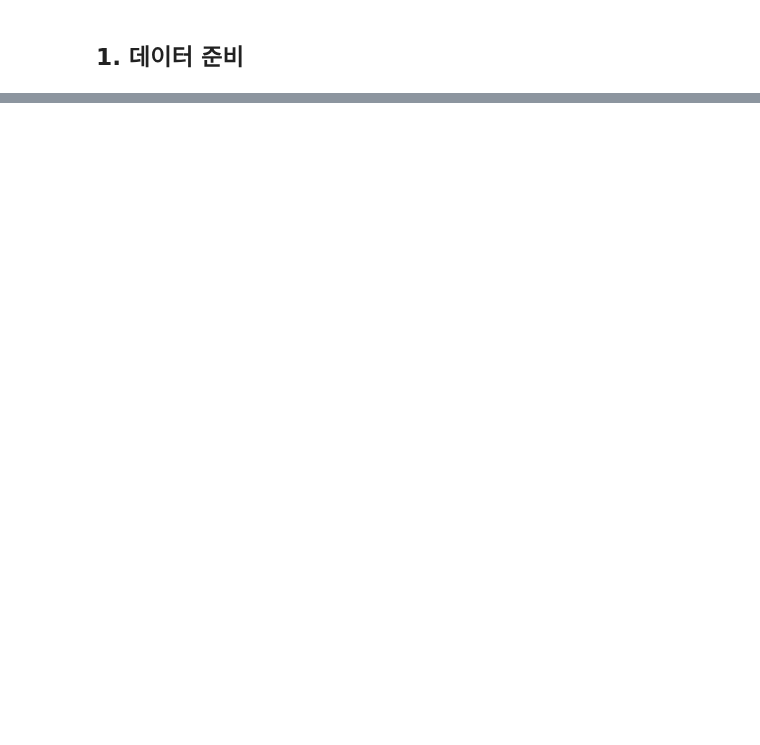
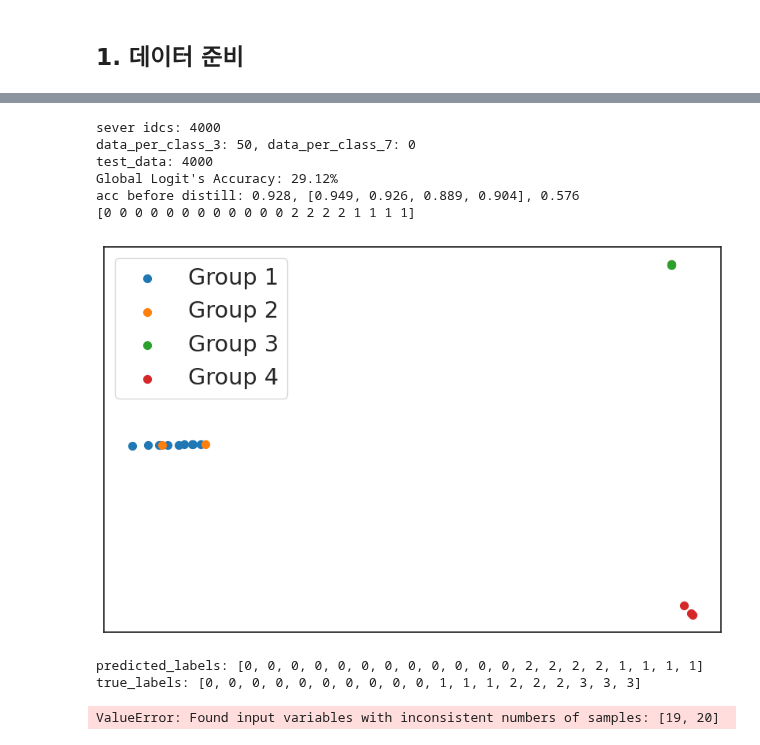
Before and after one commit to yangbaechu/FD-with-Label-Based-Group-Structure, a Jupyter notebook: FedCD.ipynb, the cells around one changed output, grey strips where cells are left out. Cells and saved outputs as stored; diff of their text form; code cells hidden in the pictures; blank space fills up the shorter version.

Commit message:
Various type cluster exp

```diff
--- a/FedCD.ipynb
+++ b/FedCD.ipynb
@@ -44,8 +144,8 @@ NUMBER_OF_CLUSTER = 3
 ALPHA = 0.1
 device = "cuda" if torch.cuda.is_available() else "cpu"
 # %%
-# data = datasets.CIFAR10(root="CIFAR10/", download=True)
-data = datasets.MNIST(root="MNIST/", download=False)
+data = datasets.CIFAR10(root="CIFAR10/", download=True)
+#data = datasets.MNIST(root="MNIST/", download=False)
 idcs = np.random.permutation(len(data))
 
 def cluster(server, clients, number_of_cluster):
@@ -638,2 +641,60 @@ acc after cluster distill: 0.917, [0.914, 0.914, 0.921], 0.959
+# %%
+def get_combination_new(type):
+    if type == 1:
+        combinations = [range(10), [0, 1, 2], [3, 4, 5], [6, 7, 8]]
+    elif type == 2:
+        combinations = [range(10), [0, 1, 2, 3, 4], [8, 9, 5], [6, 7]]
+    elif type == 3:
+        combinations = [range(10), [0, 1, 2, 8], [3, 4], [6, 7]]
+    elif type == 4:
+        combinations = [range(10), [0, 1], [3, 4], [6, 7]]
+    return combinations
+
+# Initialize empty DataFrame to store results with simplified columns
+types = [1, 2, 3, 4]
+cluster_distribution = [0.5, (0.5)/3, (0.5)/3, (0.5)/3]
+clustering_acc = pd.DataFrame(columns=['silhouette', 'ari'], index=types)
+client_acc = pd.DataFrame(columns=['before_distill', 'global_distill', 'cluster_distill'], index=types)
+cluster_acc = pd.DataFrame(columns=['before_distill', 'global_distill', 'cluster_distill'], index=types)
+
+cluster_count = 4
+t = 2
+n_clients = 24
+# For simplicity, let's use some default values for instance_per_class and instance_per_minor_class
+# You can modify these within your loop based on each type if they vary
+instance_per_class = 50
+instance_per_minor_class = 0
+
+# Iterate over different types
+for type_ in types:
+    instances_per_class_per_client = get_combination_new(type_)
+    # Replace with your actual clustering_exp function
+    # Assume it accepts t as a parameter
+    client_accs, cluster_accs, global_accs, silhouette, ari = cluster_train_result_exp(
+            n_clients, 40000, 4000, cluster_count, cluster_distribution, 50, 0, instances_per_class_per_client, t
+    )
+
+    # Update DataFrame
+    clustering_acc.loc[type_, 'silhouette'] = silhouette
+    clustering_acc.loc[type_, 'ari'] = ari
+
+    client_acc.loc[type_, 'before_distill'] = client_accs[0]
+    client_acc.loc[type_, 'cluster_distill'] = client_accs[1]
+    client_acc.loc[type_, 'global_distill'] = client_accs[2]
+
+    cluster_acc.loc[type_, 'before_distill'] = cluster_accs[0]
+    cluster_acc.loc[type_, 'cluster_distill'] = cluster_accs[1]
+    cluster_acc.loc[type_, 'global_distill'] = cluster_accs[2]
+# %% [output]
+sever idcs: 4000
+data_per_class_3: 50, data_per_class_7: 0
+test_data: 4000
+Global Logit's Accuracy: 29.12%
+acc before distill: 0.928, [0.949, 0.926, 0.889, 0.904], 0.576
+[0 0 0 0 0 0 0 0 0 0 0 0 2 2 2 2 1 1 1 1]
+[figure, added]
+predicted_labels: [0, 0, 0, 0, 0, 0, 0, 0, 0, 0, 0, 0, 2, 2, 2, 2, 1, 1, 1, 1]
+true_labels: [0, 0, 0, 0, 0, 0, 0, 0, 0, 0, 1, 1, 1, 2, 2, 2, 3, 3, 3]
+ValueError: Found input variables with inconsistent numbers of samples: [19, 20]
 # %%
 clustering_acc
```
Also changed, not shown: parts of 9 cells of this notebook, 7 other files.
